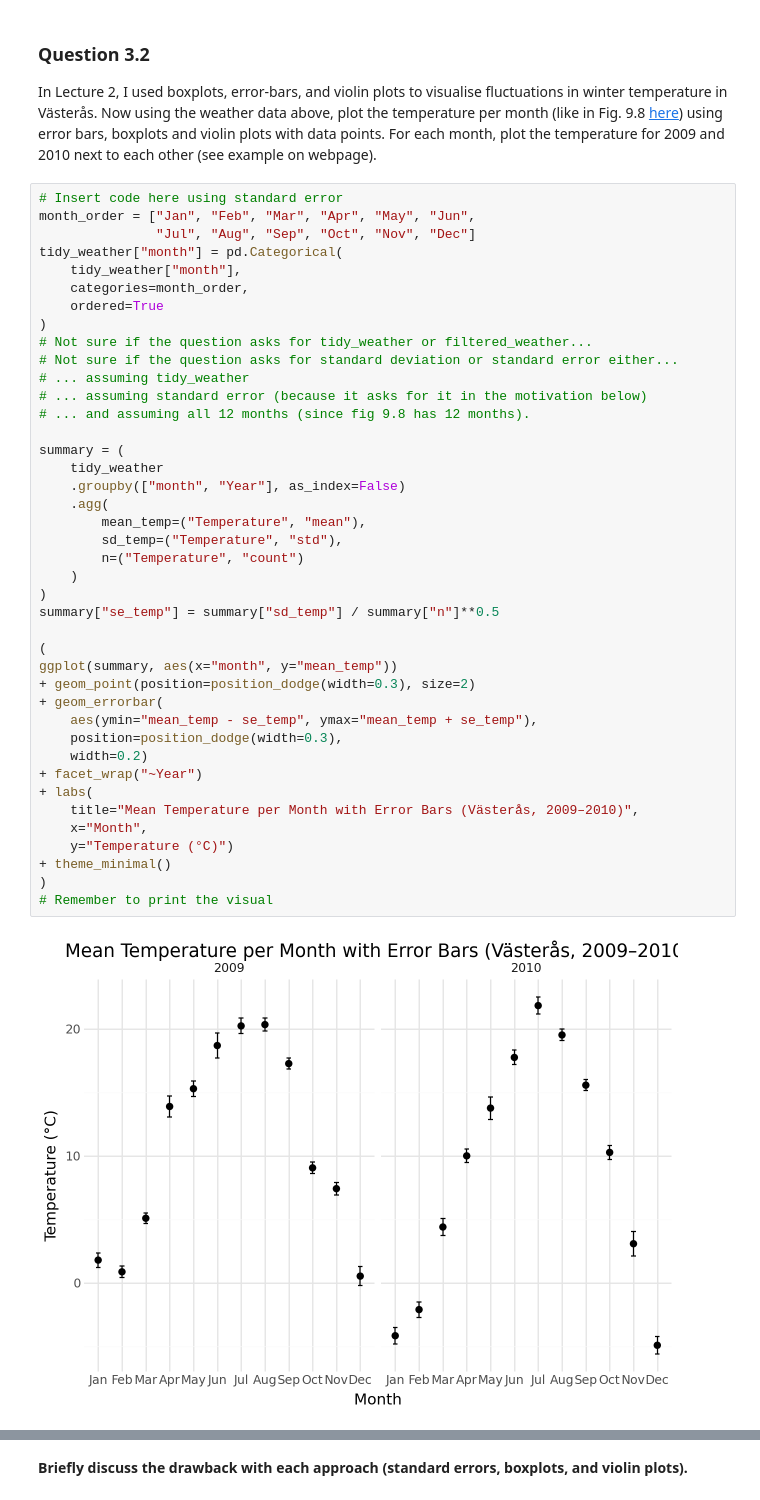
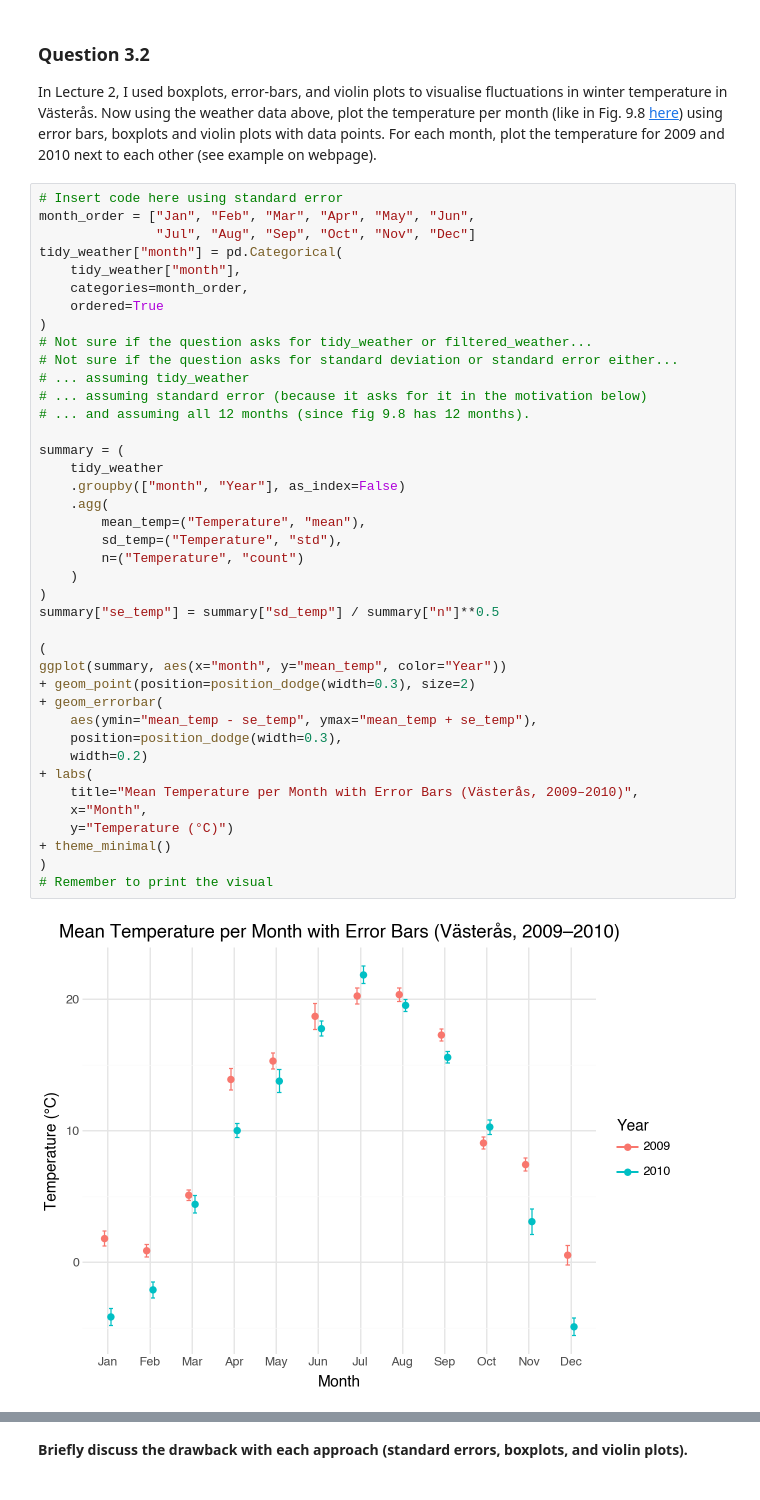
Before and after one commit to Salabud/MVE080-grp10, a Jupyter notebook: Homework1_2025.ipynb, the cells around one changed output, grey strips where cells are left out. Drawn from its saved outputs; the diff is of its cells as text.

```diff
--- a/Homework1_2025.ipynb
+++ b/Homework1_2025.ipynb
@@ -208,36 +208,35 @@ tidy_weather["month"] = pd.Categorical(
 # Not sure if the question asks for standard deviation or standard error either...
 # ... assuming tidy_weather
 # ... assuming standard error (because it asks for it in the motivation below)
 # ... and assuming all 12 months (since fig 9.8 has 12 months).
 
 summary = (
     tidy_weather
     .groupby(["month", "Year"], as_index=False)
     .agg(
         mean_temp=("Temperature", "mean"),
         sd_temp=("Temperature", "std"),
         n=("Temperature", "count")
     )
 )
 summary["se_temp"] = summary["sd_temp"] / summary["n"]**0.5
 
 (
-ggplot(summary, aes(x="month", y="mean_temp"))
+ggplot(summary, aes(x="month", y="mean_temp", color="Year"))
 + geom_point(position=position_dodge(width=0.3), size=2)
 + geom_errorbar(
     aes(ymin="mean_temp - se_temp", ymax="mean_temp + se_temp"),
     position=position_dodge(width=0.3),
     width=0.2)
-+ facet_wrap("~Year")
 + labs(
     title="Mean Temperature per Month with Error Bars (Västerås, 2009–2010)",
     x="Month",
     y="Temperature (°C)")
 + theme_minimal()
 )
 # Remember to print the visual
 # %% [output]
-[figure, old version]
+[figure, new version]
 # %%
 # Insert code here using boxplots
 (
```
Also changed, not shown: parts of 3 cells of this notebook.
